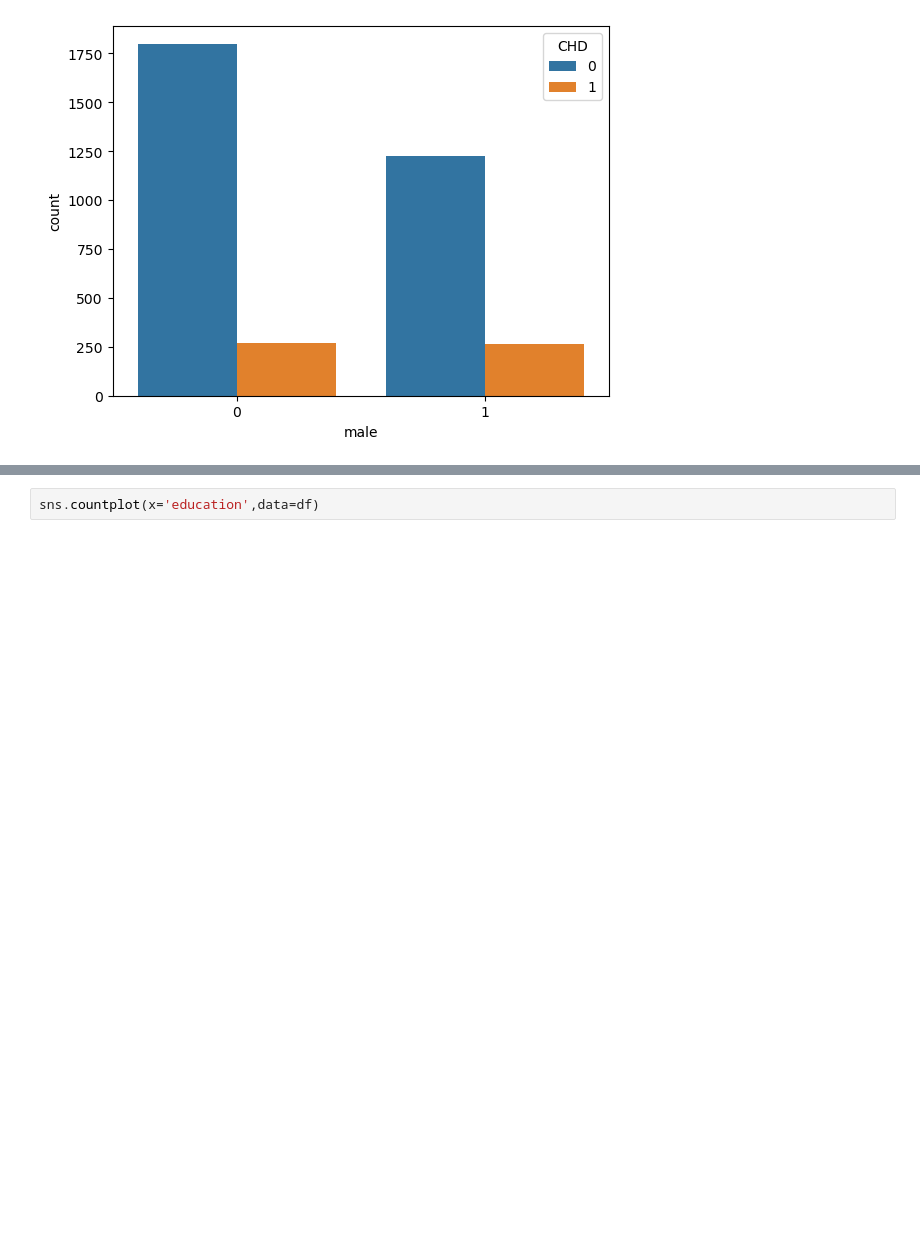
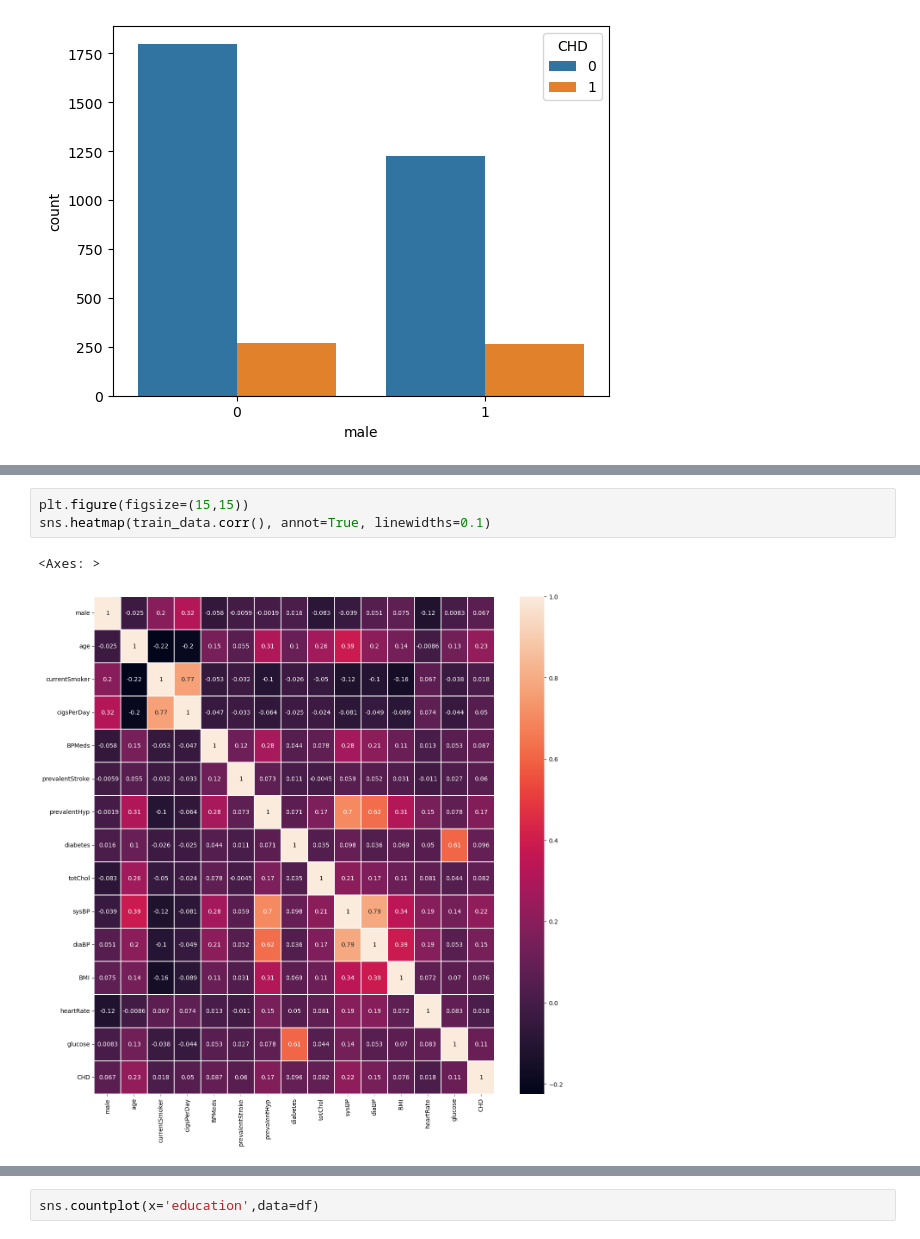
Before and after one commit to karanpunjabi18/The-Framingham-Heart-Study, a Jupyter notebook: Framingham Heart Study EDA.ipynb, the cells around one changed output, grey strips where cells are left out. Saved outputs shown, nothing was run; the diff lists cells and outputs as text; blank space fills up the shorter version.

```diff
--- a/Framingham Heart Study EDA.ipynb
+++ b/Framingham Heart Study EDA.ipynb
@@ -179,0 +212,6 @@ sns.countplot(x=train_data['male'], hue=train_data['CHD'])
+# %%
+plt.figure(figsize=(15,15))
+sns.heatmap(train_data.corr(), annot=True, linewidths=0.1)
+# %% [output]
+<Axes: >
+[figure, added]
```
Also changed, not shown: parts of 18 cells of this notebook.
